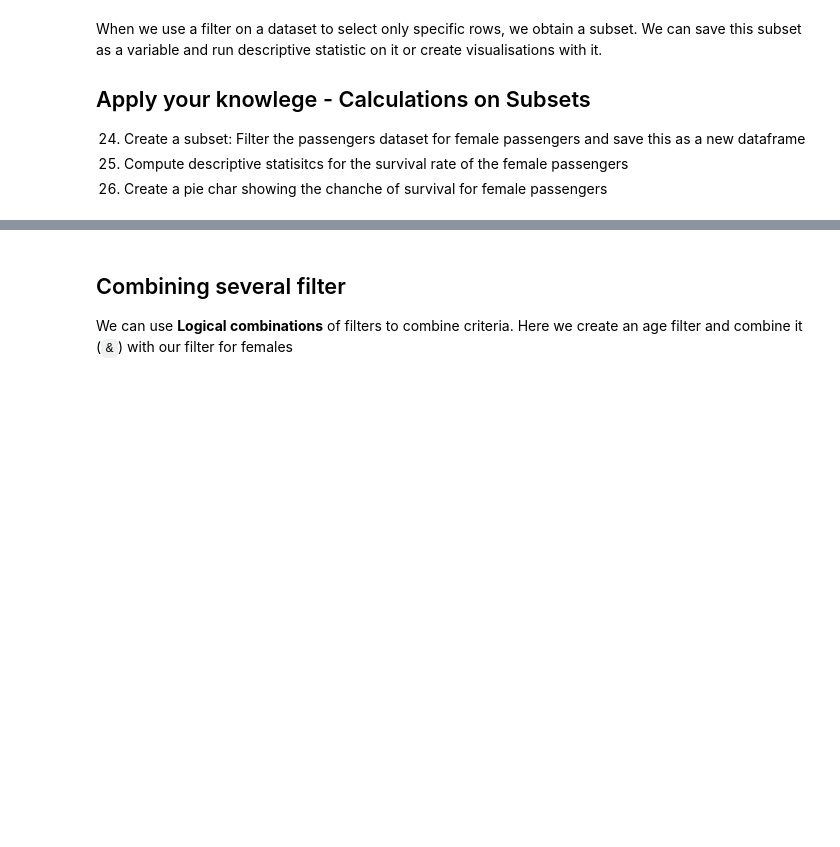
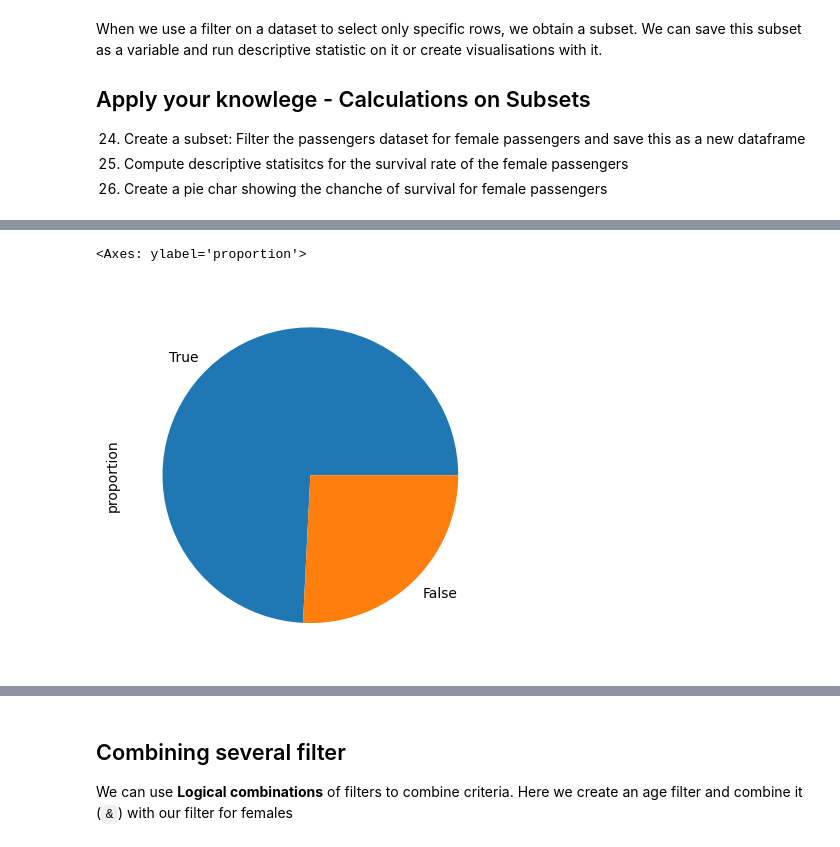
Before and after one commit to mschuessler/dba_lecture, a Jupyter notebook: notebooks/DBA2_03_Data_Wrangling_and_StatTests.ipynb, the cells around one changed output, grey strips where cells are left out. Cells and saved outputs as stored; diff of their text form; code cells hidden in the pictures; blank space fills up the shorter version.

```diff
--- a/notebooks/DBA2_03_Data_Wrangling_and_StatTests.ipynb
+++ b/notebooks/DBA2_03_Data_Wrangling_and_StatTests.ipynb
@@ -1091,3 +1237,6 @@ When we use a filter on a dataset to select only specific rows, we obtain a subs
 24. Create a subset: Filter the passengers dataset for female passengers and save this as a new dataframe
 25. Compute descriptive statisitcs for the survival rate of the female passengers
 26. Create a pie char showing the chanche of survival for female passengers
+# %%
+only_female_filter =passengers.Sex == "female"
+female_passengers = passengers[only_female_filter]
@@ -1093,0 +1251,5 @@ When we use a filter on a dataset to select only specific rows, we obtain a subs
+# %%
+female_passengers.Survived.value_counts(normalize=True).plot.pie()
+# %% [output]
+<Axes: ylabel='proportion'>
+[figure, added]
```
Also changed, not shown: parts of 48 cells of this notebook.
